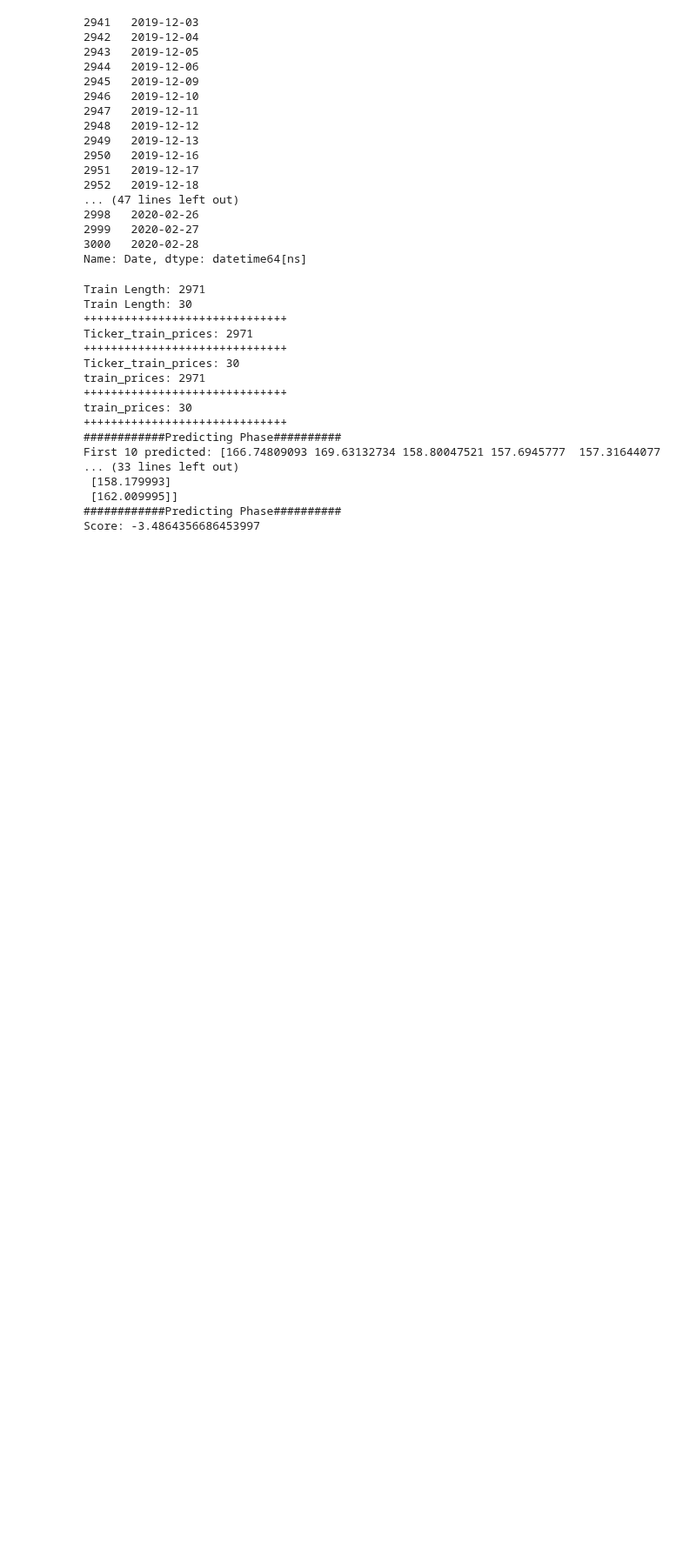
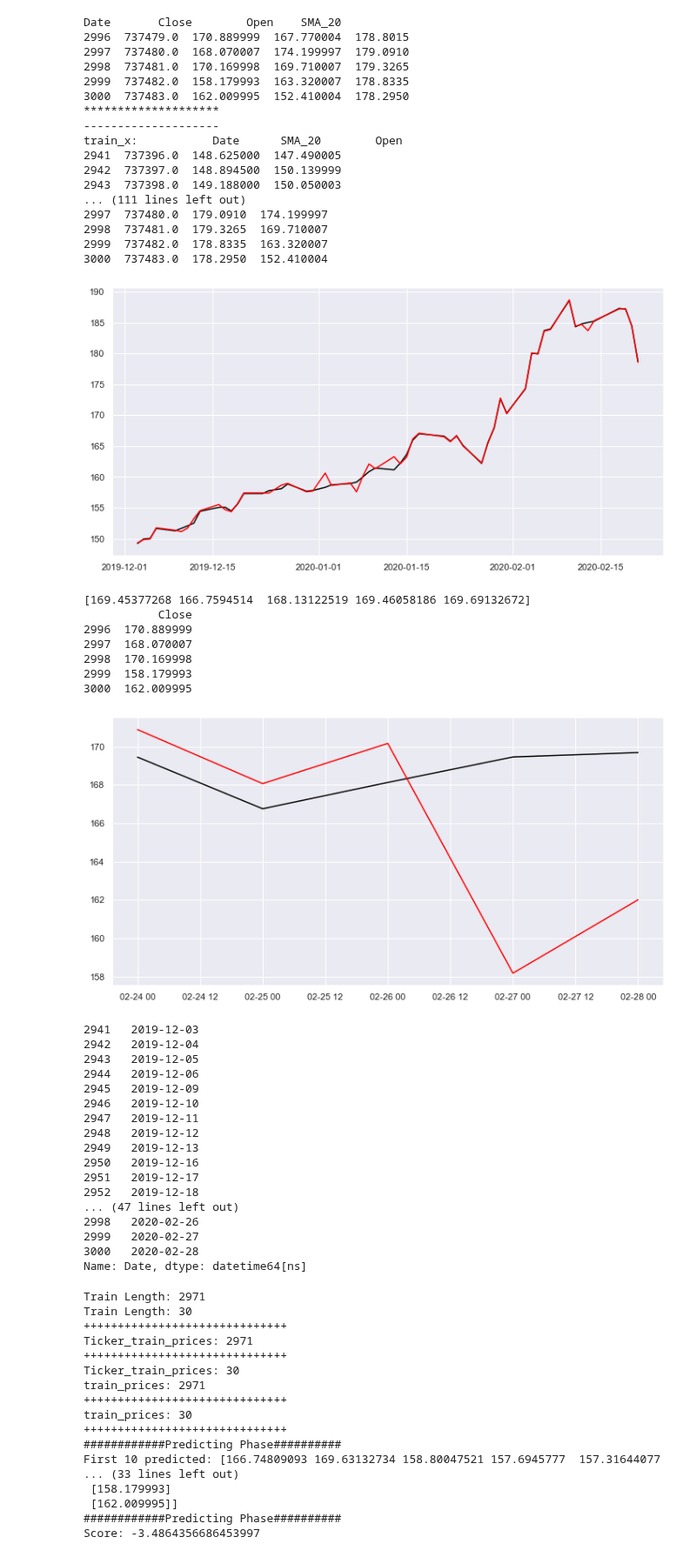
Before and after one commit to tedsmoore/njit-ml-project-spring-2020, a Jupyter notebook: notebooks/scratch-regression-models.ipynb, the cells around one changed output. Shown at 87% size. Drawn from its saved outputs; the diff is of its cells as text; code cells hidden in the pictures; blank space fills up the shorter version.

Commit message:
added  model with multiple predictor variables

```diff
--- a/notebooks/scratch-regression-models.ipynb
+++ b/notebooks/scratch-regression-models.ipynb
@@ -47,6 +48,13 @@ def convert_data(stock_ticker_csv):
     dates_df['Date'] = dates_df['Date'].map(mdates.date2num)
     #print(dates_df['Date'][:5])
 
+    indicator_bb = ta.volatility.BollingerBands(close=MSFT["Close"], n=20, ndev=2)
+    indicator_SMA20 = ta.trend.SMAIndicator(close=MSFT["Close"],n=20, fillna=True)
+    dates_df['SMA_20'] = indicator_SMA20.sma_indicator()
+    dates_df['bb_bbm'] = indicator_bb.bollinger_mavg()
+    dates_df['bb_bbh'] = indicator_bb.bollinger_hband()
+    dates_df['bb_bbl'] = indicator_bb.bollinger_lband()
+
     # Return DF with Dates converted to numerical format and the original Dates for plotting
     return dates_df, org_dates
 MSFT, MSFT_dates = convert_data('./.data/MSFT.csv')
@@ -77,6 +85,61 @@ print(MSFT_dates[-5:])
 2999   2020-02-27
 3000   2020-02-28
 Name: Date, dtype: datetime64[ns]
+# %%
+print(MSFT[-5:][['Date','Close','Open', 'SMA_20']])
+print("*" * 20)
+train_x = MSFT[-60:-5][['Date','SMA_20','Open']]
+train_y = MSFT[-60:-5][['Close']]
+print("-" * 20)
+print("train_x: {}".format(train_x))
+print("train_y: {}".format(train_y))
+print("+" * 20)
+test_x = MSFT[-5:][['Date', 'SMA_20','Open']]
+test_y = MSFT[-5:][['Close']]
+print(test_x)
+
+# Fit training data using SVR/RBF
+svr_rbf = SVR(kernel= 'rbf', C= 1000, gamma= .009)
+#svr_rbf.fit(train_dates[-DF_Train_Index:], train_prices[-DF_Train_Index:])
+svr_rbf.fit(train_x, train_y)
+plt.figure(figsize = (12,6))
+plt.plot(MSFT_dates[-60:-5], svr_rbf.predict(train_x) , color= 'black', label= 'Train Data')
+plt.plot(MSFT_dates[-60:-5], train_y , color= 'red', label= 'Train Data')
+plt.show()
+
+print(svr_rbf.predict(test_x))
+print(test_y)
+plt.figure(figsize = (12,6))
+plt.plot(MSFT_dates[-5:], svr_rbf.predict(test_x) , color= 'black', label= 'Test Data')
+plt.plot(MSFT_dates[-5:], test_y , color= 'red', label= 'Actual')
+plt.show()
+# %% [output]
+Date       Close        Open    SMA_20
+2996  737479.0  170.889999  167.770004  178.8015
+2997  737480.0  168.070007  174.199997  179.0910
+2998  737481.0  170.169998  169.710007  179.3265
+2999  737482.0  158.179993  163.320007  178.8335
+3000  737483.0  162.009995  152.410004  178.2950
+********************
+--------------------
+train_x:           Date      SMA_20        Open
+2941  737396.0  148.625000  147.490005
+2942  737397.0  148.894500  150.139999
+2943  737398.0  149.188000  150.050003
+... (111 lines left out)
+2997  737480.0  179.0910  174.199997
+2998  737481.0  179.3265  169.710007
+2999  737482.0  178.8335  163.320007
+3000  737483.0  178.2950  152.410004
+[figure, added]
+[169.45377268 166.7594514  168.13122519 169.46058186 169.69132672]
+           Close
+2996  170.889999
+2997  168.070007
+2998  170.169998
+2999  158.179993
+3000  162.009995
+[figure, added]
 # %%
 print(MSFT_dates[-60:-30])
 print("++++++")
```
Also changed, not shown: parts of 2 cells of this notebook.
